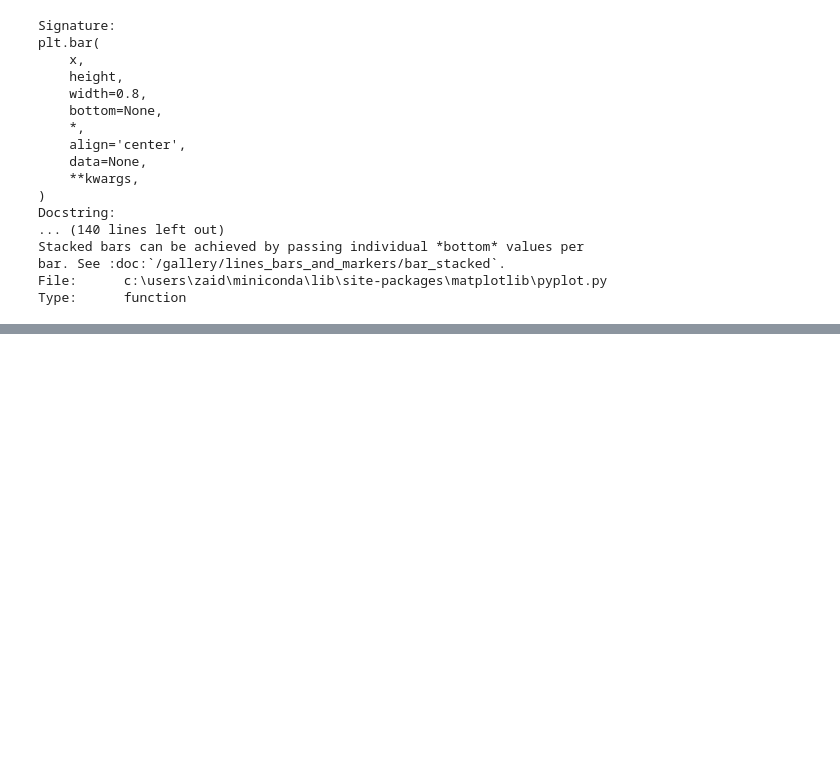
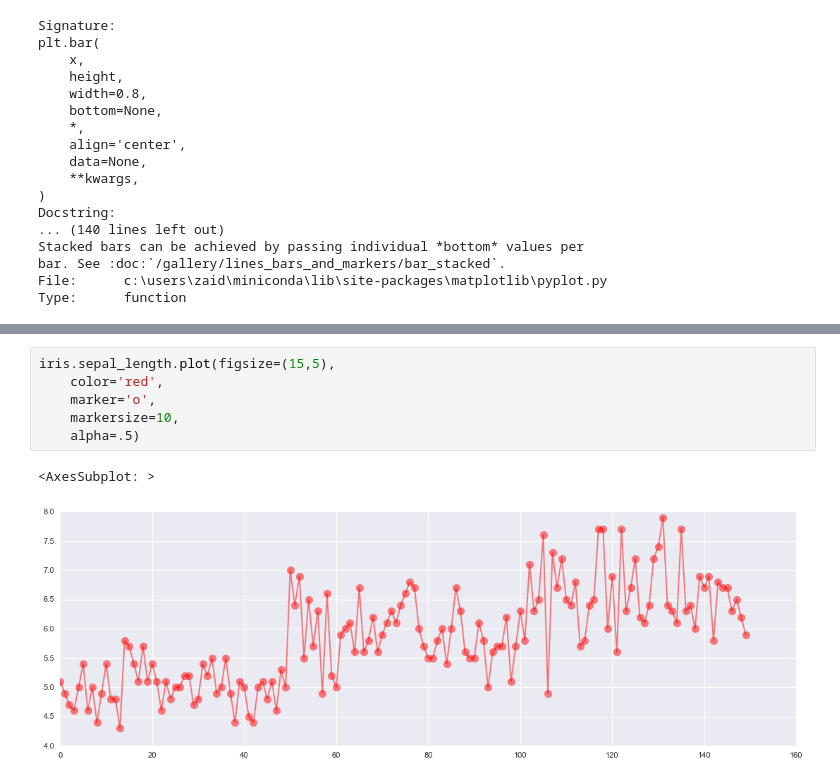
Before and after one commit to digipodium/DP-NOV-PYDS-1030-WSS, a Jupyter notebook: analysis/visualization.ipynb, the cells around one changed output, grey strips where cells are left out. Cells and saved outputs as stored; diff of their text form; blank space fills up the shorter version.

```diff
--- a/analysis/visualization.ipynb
+++ b/analysis/visualization.ipynb
@@ -43,0 +103,9 @@ Type:      function
+# %%
+iris.sepal_length.plot(figsize=(15,5),
+    color='red',
+    marker='o',
+    markersize=10,
+    alpha=.5)
+# %% [output]
+<AxesSubplot: >
+[figure, added]
```
Also changed, not shown: parts of 25 cells of this notebook.
